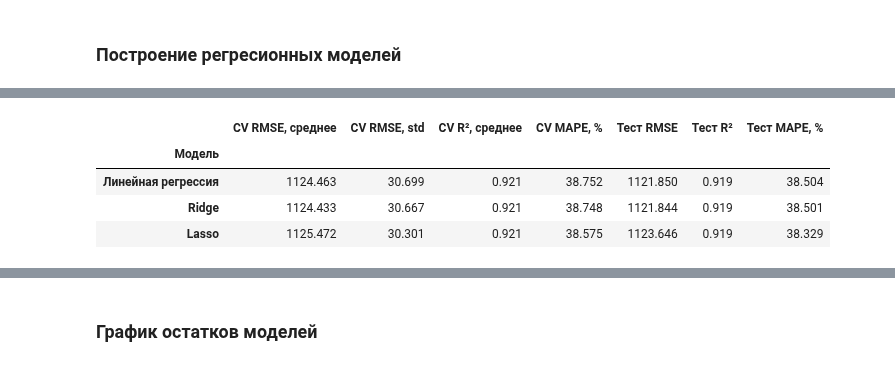
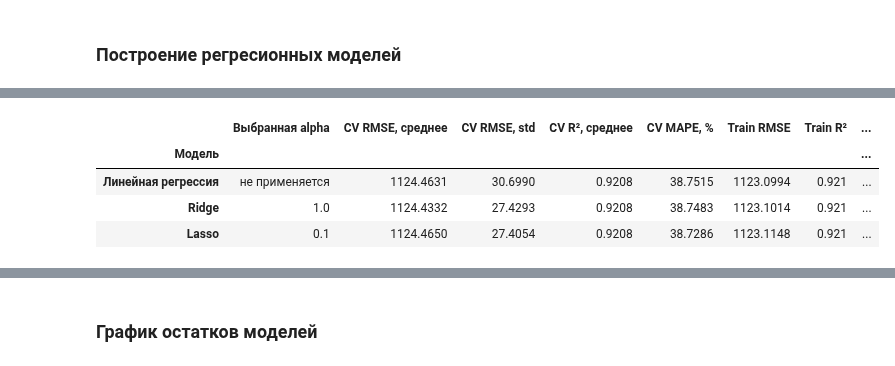
Before and after one commit to violllin/lab1_regression, a Jupyter notebook: lab1.ipynb, the cells around one changed output, grey strips where cells are left out. Cells and saved outputs as stored; diff of their text form; code cells hidden in the pictures.

```diff
--- a/lab1.ipynb
+++ b/lab1.ipynb
@@ -453,4 +561,5 @@ print(list(feature_names))
 # %%
+from sklearn.model_selection import GridSearchCV
 from statsmodels.stats.diagnostic import het_breuschpagan
 
 cv = KFold(n_splits=5, shuffle=True, random_state=RANDOM_STATE)
@@ -460,10 +569,12 @@ scoring = {
     "MAPE": make_scorer(mean_absolute_percentage_error, greater_is_better=False),
 }
 
+# LinearRegression не имеет alpha; для Ridge и Lasso подбираем alpha автоматически.
+ALPHA_VALUES = np.array([0.1, 1.0, 10.0, 100.0])
 regressors = {
     "Линейная регрессия": LinearRegression(),
-    "Ridge": Ridge(alpha=1.0),
-    "Lasso": Lasso(alpha=1.0, max_iter=20000, tol=1e-3),
+    "Ridge": Ridge(),
+    "Lasso": Lasso(max_iter=5000, tol=1e-2),
 }
 
 def make_regression_pipeline(regressor):
@@ -475,33 +586,62 @@ def make_regression_pipeline(regressor):
 
 baseline_models = {}
 baseline_rows = []
+baseline_searches = {}
 
 for model_name, regressor in regressors.items():
     pipeline = make_regression_pipeline(regressor)
-    cv_scores = cross_validate(
-        pipeline, X_train, y_train,
-        cv=cv, scoring=scoring, n_jobs=-1,
-        return_train_score=False,
-    )
-    fitted_model = clone(pipeline).fit(X_train, y_train)
-    y_pred = fitted_model.predict(X_test)
+
+    if model_name in ["Ridge", "Lasso"]:
+        search = GridSearchCV(
+            estimator=pipeline,
+            param_grid={"regressor__alpha": ALPHA_VALUES},
+            scoring=scoring,
+            refit="RMSE",
+            cv=cv,
+            n_jobs=1,
+            return_train_score=False,
+        )
+        search.fit(X_train, y_train)
+        baseline_searches[model_name] = search
+        fitted_model = search.best_estimator_
+        best_idx = search.best_index_
+        cv_rmse_mean = -search.cv_results_["mean_test_RMSE"][best_idx]
+        cv_rmse_std = search.cv_results_["std_test_RMSE"][best_idx]
+        cv_r2_mean = search.cv_results_["mean_test_R2"][best_idx]
+        cv_mape_mean = -search.cv_results_["mean_test_MAPE"][best_idx] * 100
+        best_alpha = search.best_params_["regressor__alpha"]
+    else:
+        cv_scores = cross_validate(
+            pipeline, X_train, y_train,
+            cv=cv, scoring=scoring, n_jobs=1,
+            return_train_score=False,
+        )
+        fitted_model = clone(pipeline).fit(X_train, y_train)
+        cv_rmse_mean = (-cv_scores["test_RMSE"]).mean()
+        cv_rmse_std = (-cv_scores["test_RMSE"]).std(ddof=1)
+        cv_r2_mean = cv_scores["test_R2"].mean()
+        cv_mape_mean = (-cv_scores["test_MAPE"]).mean() * 100
+        best_alpha = "не применяется"
+
+    y_train_pred = fitted_model.predict(X_train)
+    y_test_pred = fitted_model.predict(X_test)
     baseline_models[model_name] = fitted_model
-
-    cv_rmse_values = -cv_scores["test_RMSE"]
-    cv_r2_values = cv_scores["test_R2"]
-    cv_mape_values = -cv_scores["test_MAPE"] * 100
     baseline_rows.append({
         "Модель": model_name,
-        "CV RMSE, среднее": cv_rmse_values.mean(),
-        "CV RMSE, std": cv_rmse_values.std(ddof=1),
-        "CV R², среднее": cv_r2_values.mean(),
-        "CV MAPE, %": cv_mape_values.mean(),
-        "Тест RMSE": np.sqrt(mean_squared_error(y_test, y_pred)),
-        "Тест R²": r2_score(y_test, y_pred),
-        "Тест MAPE, %": mean_absolute_percentage_error(y_test, y_pred) * 100,
+        "Выбранная alpha": best_alpha,
+        "CV RMSE, среднее": cv_rmse_mean,
+        "CV RMSE, std": cv_rmse_std,
+        "CV R², среднее": cv_r2_mean,
+        "CV MAPE, %": cv_mape_mean,
+        "Train RMSE": np.sqrt(mean_squared_error(y_train, y_train_pred)),
+        "Train R²": r2_score(y_train, y_train_pred),
+        "Train MAPE, %": mean_absolute_percentage_error(y_train, y_train_pred) * 100,
+        "Тест RMSE": np.sqrt(mean_squared_error(y_test, y_test_pred)),
+        "Тест R²": r2_score(y_test, y_test_pred),
+        "Тест MAPE, %": mean_absolute_percentage_error(y_test, y_test_pred) * 100,
     })
 
 baseline_results = pd.DataFrame(baseline_rows).set_index("Модель")
-print("Качество моделей на исходных признаках (MAPE приведён в процентах):")
-display(baseline_results.round(3))
+print("Качество моделей на исходных признаках. Для Ridge/Lasso alpha выбирается по CV:")
+display(baseline_results.round(4))
 # %% [output]
@@ -509,6 +649,6 @@ display(baseline_results.round(3))
-|  | CV RMSE, среднее | CV RMSE, std | CV R², среднее | CV MAPE, % | Тест RMSE | Тест R² | Тест MAPE, % |
-| Модель |  |  |  |  |  |  |  |
-| Линейная регрессия | 1124.463 | 30.699 | 0.921 | 38.752 | 1121.850 | 0.919 | 38.504 |
-| Ridge | 1124.433 | 30.667 | 0.921 | 38.748 | 1121.844 | 0.919 | 38.501 |
-| Lasso | 1125.472 | 30.301 | 0.921 | 38.575 | 1123.646 | 0.919 | 38.329 |
+|  | Выбранная alpha | CV RMSE, среднее | CV RMSE, std | CV R², среднее | CV MAPE, % | Train RMSE | Train R² | ... |
+| Модель |  |  |  |  |  |  |  | ... |
+| Линейная регрессия | не применяется | 1124.4631 | 30.6990 | 0.9208 | 38.7515 | 1123.0994 | 0.921 | ... |
+| Ridge | 1.0 | 1124.4332 | 27.4293 | 0.9208 | 38.7483 | 1123.1014 | 0.921 | ... |
+| Lasso | 0.1 | 1124.4650 | 27.4054 | 0.9208 | 38.7286 | 1123.1148 | 0.921 | ... |
 # %% [markdown]
```
Also changed, not shown: parts of 37 cells of this notebook.
